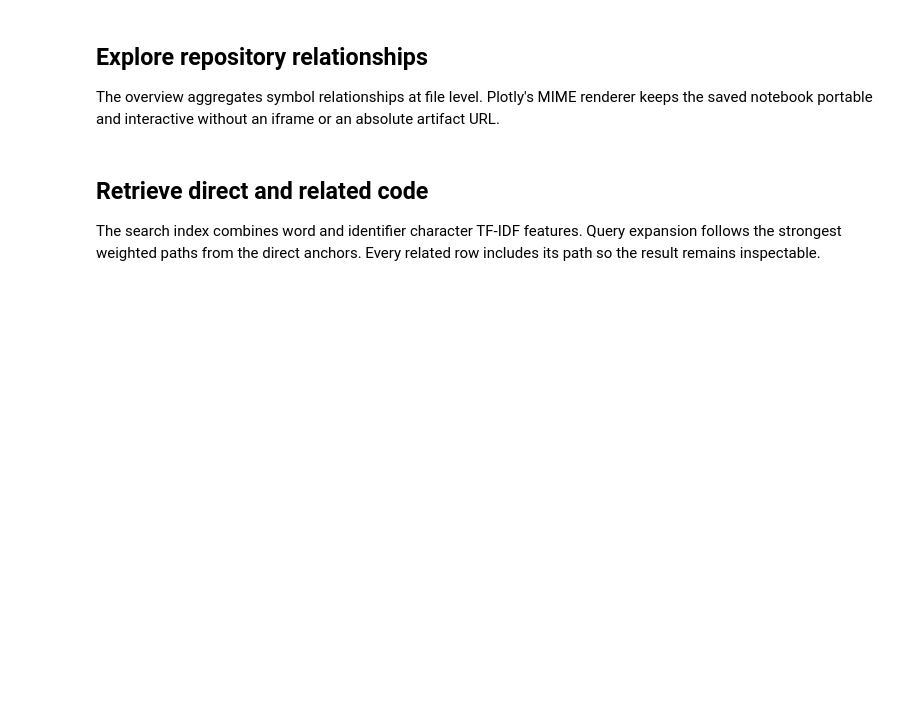
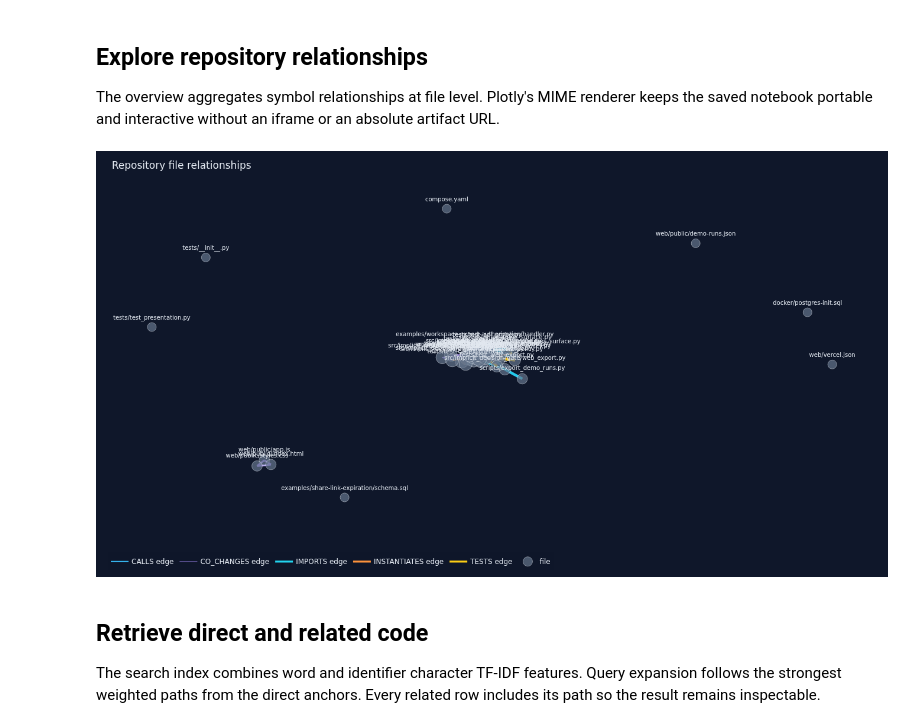
Before and after one commit to genesobolev/code-knowledge-graph, a Jupyter notebook: knowledge_code_graph.ipynb, the cells around one changed output. Saved outputs shown, nothing was run; the diff lists cells and outputs as text; code cells hidden in the pictures; blank space fills up the shorter version.

Commit message:
feat: add browser-renderable notebook graphs

```diff
--- a/knowledge_code_graph.ipynb
+++ b/knowledge_code_graph.ipynb
@@ -7,7 +7,11 @@ This walkthrough builds a typed graph from a local Git repository, records repro
 
 Pass a repository path directly for automation. In an interactive session, `GraphConfig.resolve` checks `CODE_GRAPH_TARGET` and then an `implicit-decision-gate` directory beside this notebook repository. Use `mode="public"` or `mode="demo"` with a full `expected_commit` when publishing an artifact.
 # %%
+import json
+from base64 import b64encode
 from pathlib import Path
+
+from IPython.display import display
 
 from code_knowledge_graph import (
     GraphConfig,
@@ -21,6 +25,23 @@ from code_knowledge_graph import (
     write_plotly_html,
 )
 
+GRAPH_CONFIG = {"displaylogo": False, "responsive": True, "scrollZoom": True}
+
+
+def display_graph(figure, *, width: int, height: int) -> None:
+    interactive = json.loads(figure.to_json())
+    interactive["config"] = GRAPH_CONFIG
+    display(
+        {
+            "application/vnd.plotly.v1+json": interactive,
+            "image/png": b64encode(
+                figure.to_image(format="png", width=width, height=height)
+            ).decode("ascii"),
+        },
+        raw=True,
+    )
+
+
 notebook_path = (Path.cwd() / "knowledge_code_graph.ipynb").resolve()
 config = GraphConfig.resolve(notebook_path=notebook_path)
 config.repository_root.name
@@ -60,10 +81,9 @@ node_summary, edge_summary
 The overview aggregates symbol relationships at file level. Plotly's MIME renderer keeps the saved notebook portable and interactive without an iframe or an absolute artifact URL.
 # %%
 overview_figure = repository_overview_figure(knowledge)
-overview_figure.show(
-    renderer="plotly_mimetype",
-    config={"displaylogo": False, "responsive": True, "scrollZoom": True},
-)
+display_graph(overview_figure, width=1340, height=720)
+# %% [output]
+[figure, added]
 # %% [markdown]
 ## Retrieve direct and related code
 
```
Also changed, not shown: parts of 1 cell of this notebook, 4 other files.
